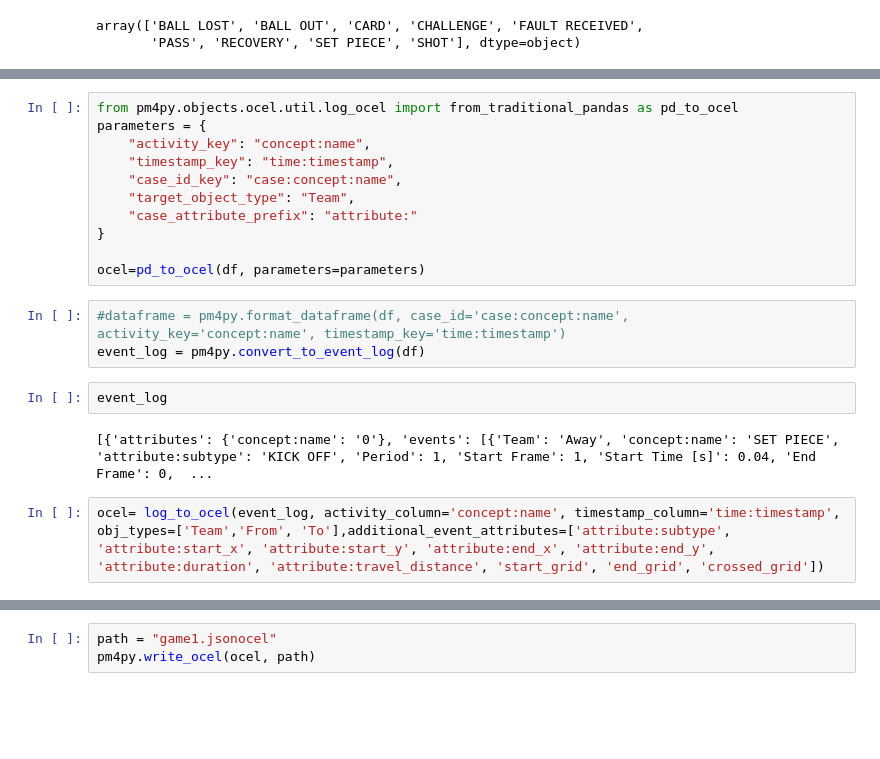
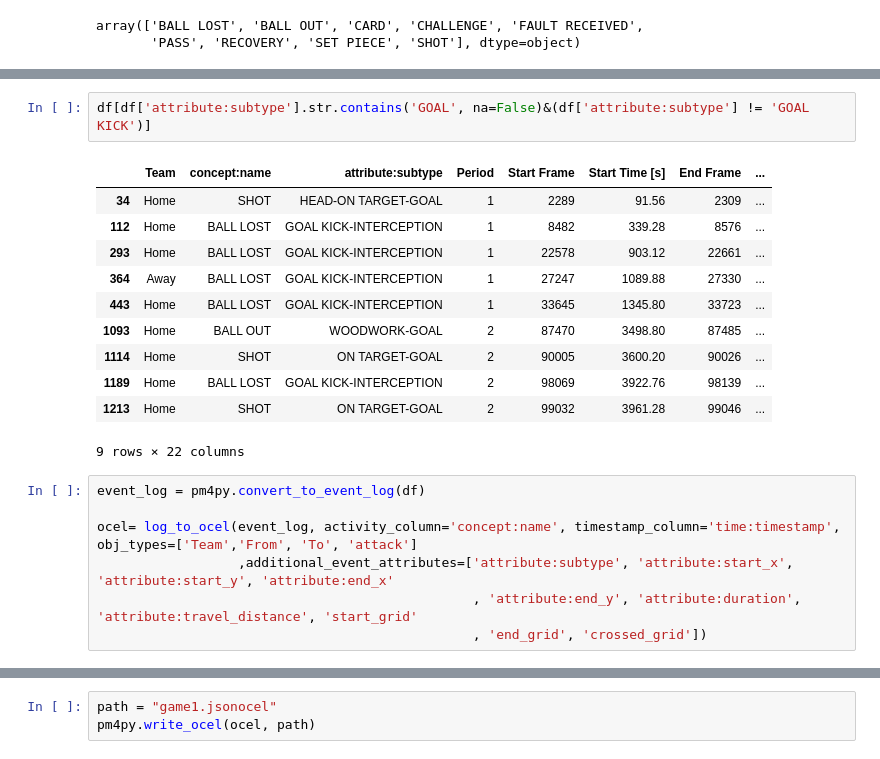
Before and after one commit to VitoChan01/Soccer, a Jupyter notebook: convert_ocel.ipynb, the cells around one changed output, grey strips where cells are left out. Saved outputs shown, nothing was run; the diff lists cells and outputs as text; blank space fills up the shorter version.

```diff
--- a/convert_ocel.ipynb
+++ b/convert_ocel.ipynb
@@ -128,23 +106,24 @@ df[(df['concept:name']!='PASS')&(df['concept:name']!='BALL LOST')&(df['concept:n
-# %%
-from pm4py.objects.ocel.util.log_ocel import from_traditional_pandas as pd_to_ocel
-parameters = {
-    "activity_key": "concept:name",
-    "timestamp_key": "time:timestamp",
-    "case_id_key": "case:concept:name",
-    "target_object_type": "Team",
-    "case_attribute_prefix": "attribute:"
-}
-
-ocel=pd_to_ocel(df, parameters=parameters)
 # %%
-#dataframe = pm4py.format_dataframe(df, case_id='case:concept:name', activity_key='concept:name', timestamp_key='time:timestamp')
-event_log = pm4py.convert_to_event_log(df)
+df[df['attribute:subtype'].str.contains('GOAL', na=False)&(df['attribute:subtype'] != 'GOAL KICK')]
+# %% [output]
+|  | Team | concept:name | attribute:subtype | Period | Start Frame | Start Time [s] | End Frame | ... |
+| 34 | Home | SHOT | HEAD-ON TARGET-GOAL | 1 | 2289 | 91.56 | 2309 | ... |
+| 112 | Home | BALL LOST | GOAL KICK-INTERCEPTION | 1 | 8482 | 339.28 | 8576 | ... |
+| 293 | Home | BALL LOST | GOAL KICK-INTERCEPTION | 1 | 22578 | 903.12 | 22661 | ... |
+| 364 | Away | BALL LOST | GOAL KICK-INTERCEPTION | 1 | 27247 | 1089.88 | 27330 | ... |
+| 443 | Home | BALL LOST | GOAL KICK-INTERCEPTION | 1 | 33645 | 1345.80 | 33723 | ... |
+| 1093 | Home | BALL OUT | WOODWORK-GOAL | 2 | 87470 | 3498.80 | 87485 | ... |
+| 1114 | Home | SHOT | ON TARGET-GOAL | 2 | 90005 | 3600.20 | 90026 | ... |
+| 1189 | Home | BALL LOST | GOAL KICK-INTERCEPTION | 2 | 98069 | 3922.76 | 98139 | ... |
+| 1213 | Home | SHOT | ON TARGET-GOAL | 2 | 99032 | 3961.28 | 99046 | ... |
+9 rows × 22 columns
-# %%
-event_log
-# %% [output]
-[{'attributes': {'concept:name': '0'}, 'events': [{'Team': 'Away', 'concept:name': 'SET PIECE', 'attribute:subtype': 'KICK OFF', 'Period': 1, 'Start Frame': 1, 'Start Time [s]': 0.04, 'End Frame': 0,  ...
 # %%
-ocel= log_to_ocel(event_log, activity_column='concept:name', timestamp_column='time:timestamp', obj_types=['Team','From', 'To'],additional_event_attributes=['attribute:subtype', 'attribute:start_x', 'attribute:start_y', 'attribute:end_x', 'attribute:end_y', 'attribute:duration', 'attribute:travel_distance', 'start_grid', 'end_grid', 'crossed_grid'])
+event_log = pm4py.convert_to_event_log(df)
+
+ocel= log_to_ocel(event_log, activity_column='concept:name', timestamp_column='time:timestamp', obj_types=['Team','From', 'To', 'attack']
+                  ,additional_event_attributes=['attribute:subtype', 'attribute:start_x', 'attribute:start_y', 'attribute:end_x'
+                                                , 'attribute:end_y', 'attribute:duration', 'attribute:travel_distance', 'start_grid'
+                                                , 'end_grid', 'crossed_grid'])
 # %%
 ocel.get_extended_table()
 # %% [output]
```
Also changed, not shown: parts of 8 cells of this notebook.
